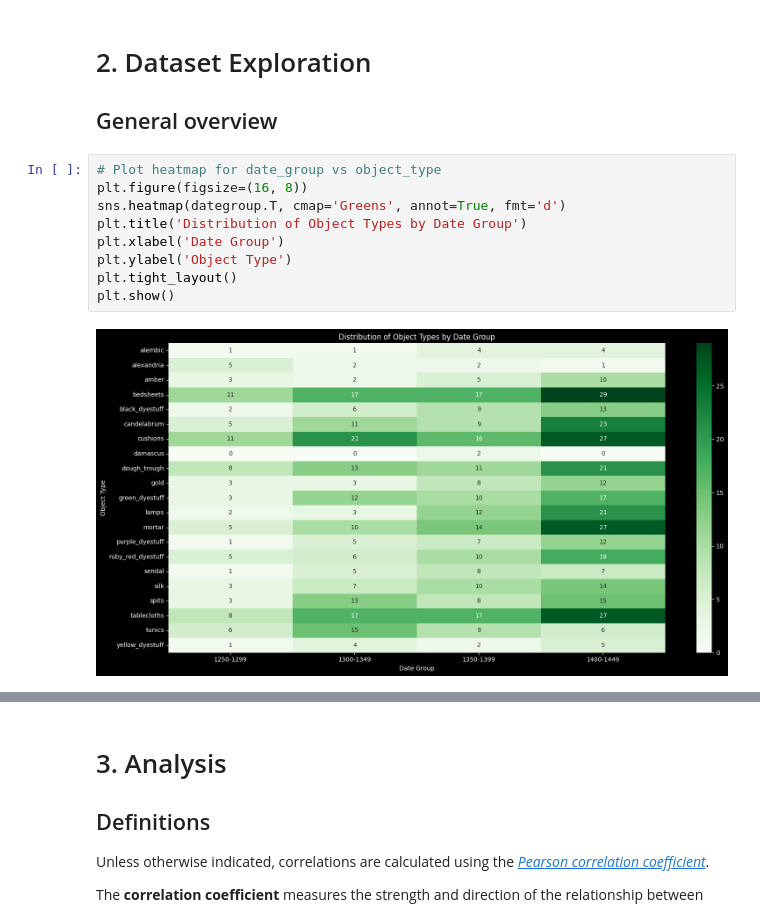
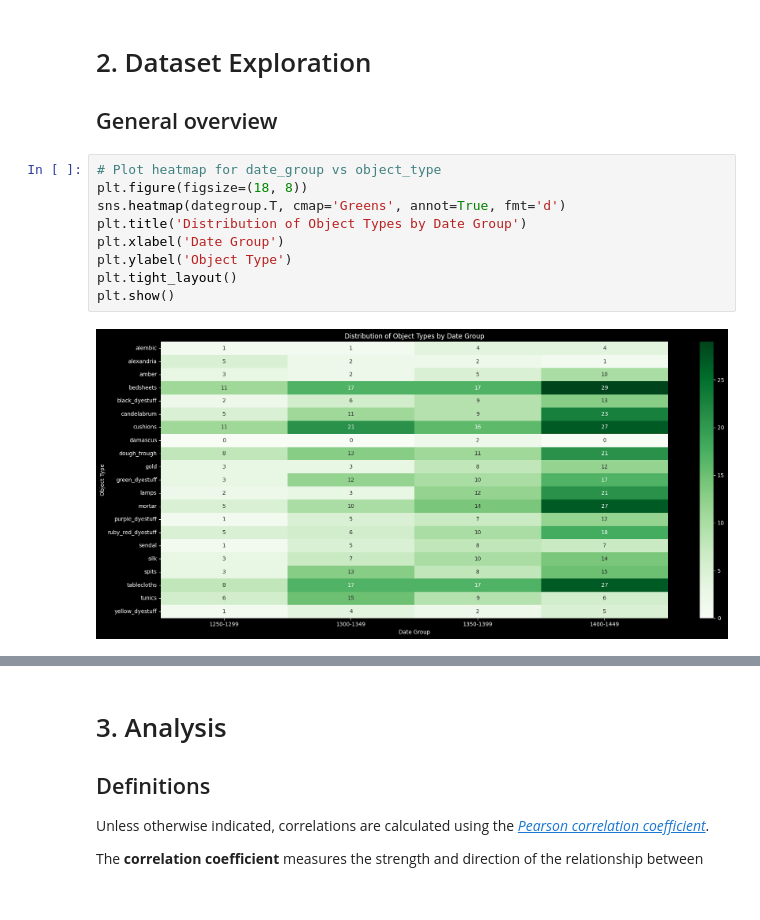
Before and after one commit to gpizzorno/marseille-luxury-objects, a Jupyter notebook: luxury-items.ipynb, the cells around one changed output, grey strips where cells are left out. Cells and saved outputs as stored; diff of their text form.

Commit message:
improvements to charts

```diff
--- a/luxury-items.ipynb
+++ b/luxury-items.ipynb
@@ -89,15 +89,15 @@ dategroup = df_long.groupby(['date_group', 'object_type'])['present'].sum().unst
 ## General overview
 # %%
 # Plot heatmap for date_group vs object_type
-plt.figure(figsize=(16, 8))
+plt.figure(figsize=(18, 8))
 sns.heatmap(dategroup.T, cmap='Greens', annot=True, fmt='d')
 plt.title('Distribution of Object Types by Date Group')
 plt.xlabel('Date Group')
 plt.ylabel('Object Type')
 plt.tight_layout()
 plt.show()
 # %% [output]
-[figure, old version]
+[figure, new version]
 # %%
 # Violin plot: Wealth distribution for households with each object, grouped by date_group
 plt.figure(figsize=(18, 8))
```
Also changed, not shown: parts of 9 cells of this notebook.
